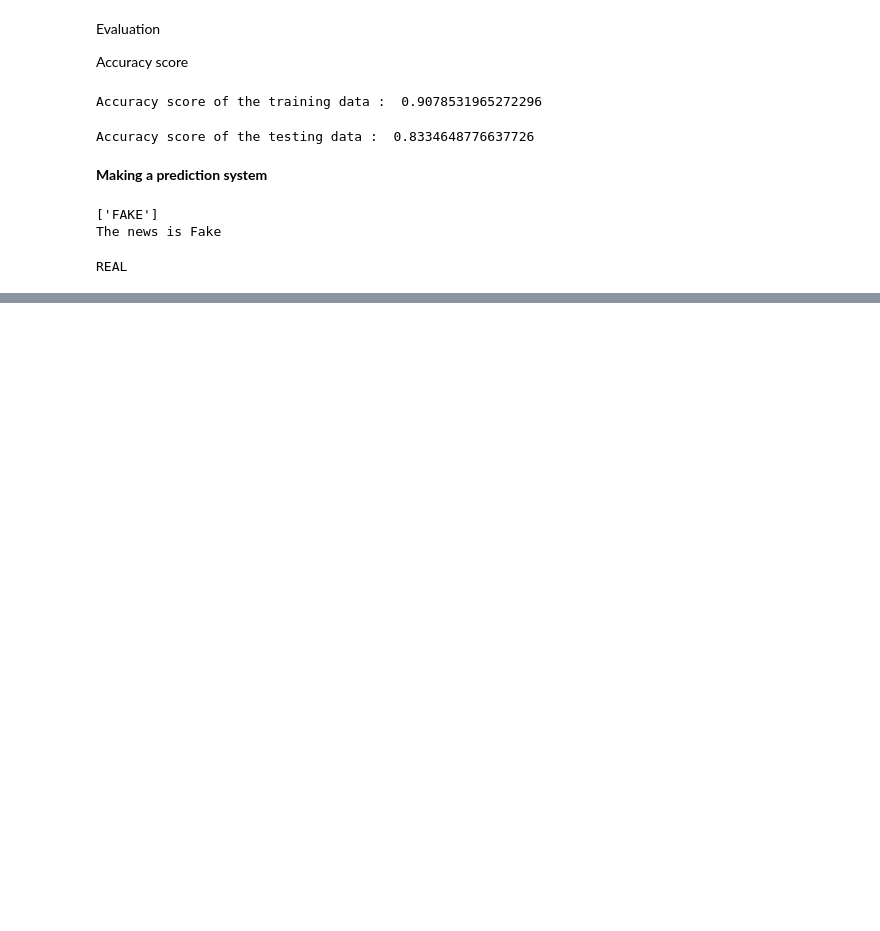
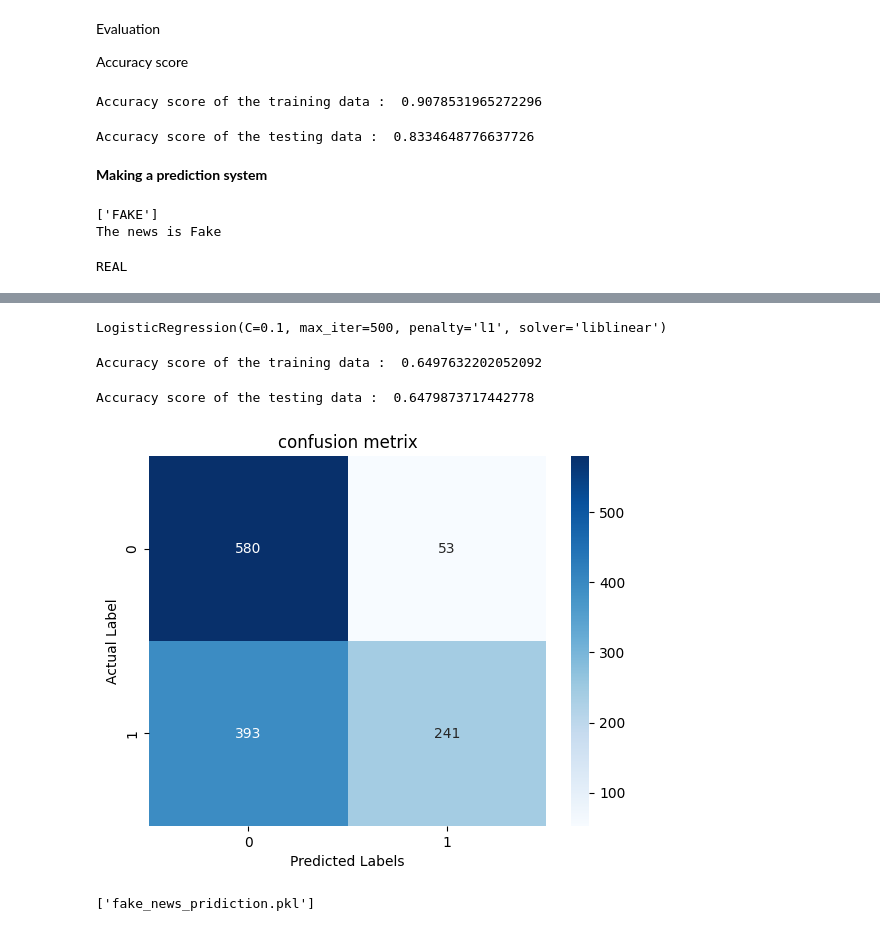
Before and after one commit to RabiaA-arif/AI, a Jupyter notebook: Fake_News_Prediction.ipynb, the cells around one changed output, grey strips where cells are left out. Saved outputs shown, nothing was run; the diff lists cells and outputs as text; code cells hidden in the pictures; blank space fills up the shorter version.

```diff
--- a/Fake_News_Prediction.ipynb
+++ b/Fake_News_Prediction.ipynb
@@ -235,0 +263,35 @@ REAL
+# %%
+model2 = LogisticRegression(C=0.1, penalty='l1', solver='liblinear', max_iter=500)
+
+# Retrain
+model2.fit(X_train, Y_train)
+# %% [output]
+LogisticRegression(C=0.1, max_iter=500, penalty='l1', solver='liblinear')
+# %%
+X_train_prediction=model2.predict(X_train)
+training_data_accuracy=accuracy_score(X_train_prediction,Y_train)
+print("Accuracy score of the training data : ",training_data_accuracy)
+# %% [output]
+Accuracy score of the training data :  0.6497632202052092
+# %%
+X_test_prediction=model2.predict(X_test)
+testing_data_accuracy=accuracy_score(X_test_prediction,Y_test)
+print("Accuracy score of the testing data : ",testing_data_accuracy)
+# %% [output]
+Accuracy score of the testing data :  0.6479873717442778
+# %%
+Y_pred = model2.predict(X_test)
+# %%
+cm=confusion_matrix(Y_test,Y_pred)
+sns.heatmap(cm, annot=True, fmt='d', cmap='Blues')
+plt.xlabel("Predicted Labels")
+plt.ylabel("Actual Label")
+plt.title("confusion metrix")
+plt.show()
+# %% [output]
+[figure, added]
+# %%
+#  save model
+joblib.dump(model,"fake_news_pridiction.pkl")
+# %% [output]
+['fake_news_pridiction.pkl']
```
Also changed, not shown: parts of 13 cells of this notebook, 1 other file.
